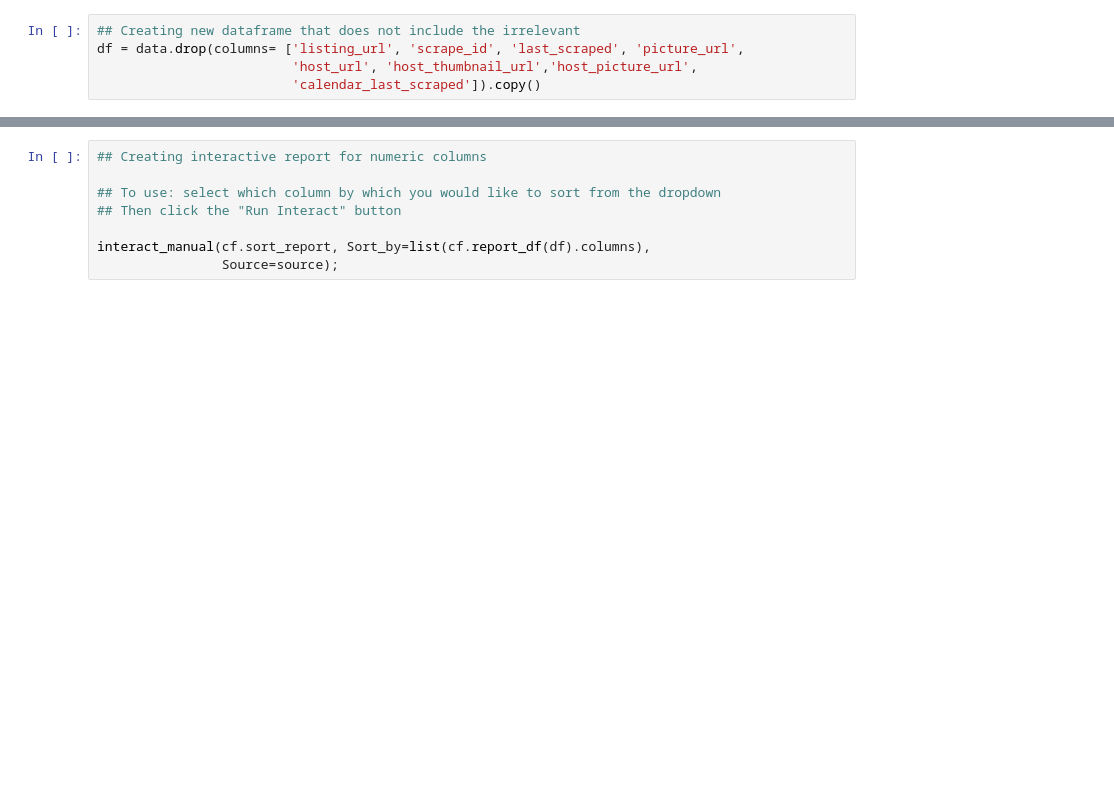
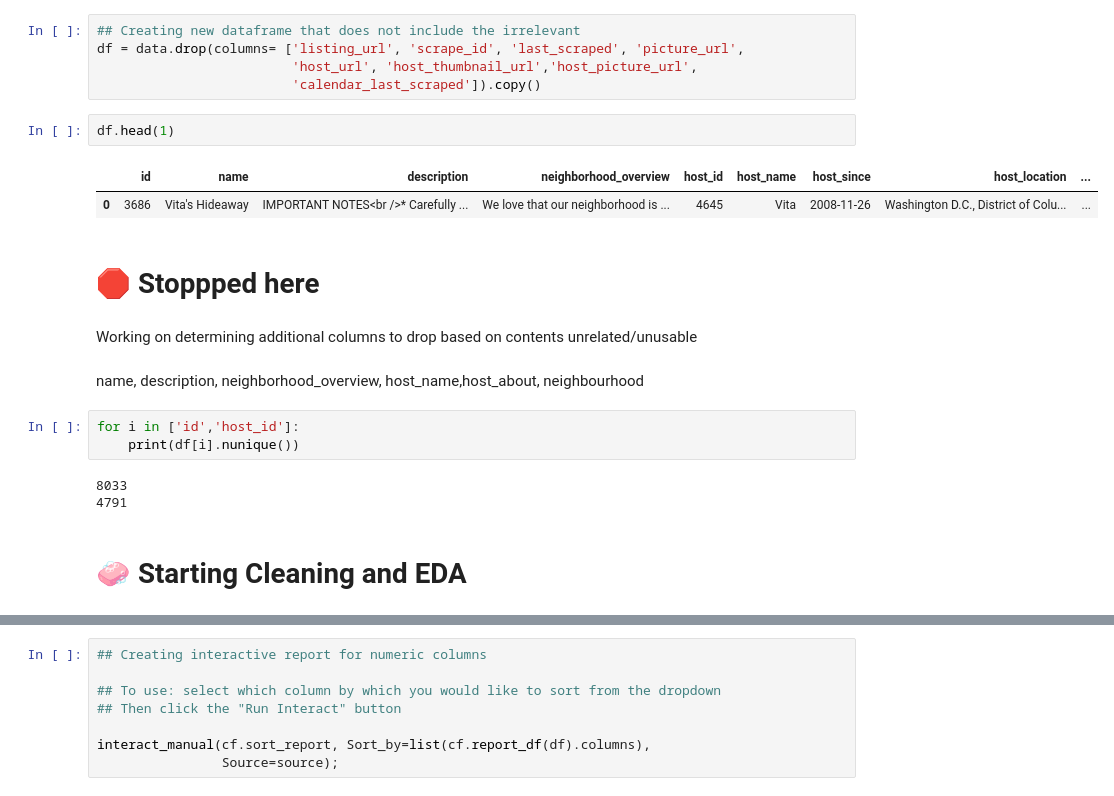
Before and after one commit to BenJMcCarty/Helping_Your_Hosts, a Jupyter notebook: Main.ipynb, the cells around one changed output, grey strips where cells are left out. Cells and saved outputs as stored; diff of their text form; blank space fills up the shorter version.

Commit message:
Listed additional columns to drop

```diff
--- a/Main.ipynb
+++ b/Main.ipynb
@@ -161,3 +161,22 @@ data.shape
 df = data.drop(columns= ['listing_url', 'scrape_id', 'last_scraped', 'picture_url',
                          'host_url', 'host_thumbnail_url','host_picture_url',
                          'calendar_last_scraped']).copy()
+# %%
+df.head(1)
+# %% [output]
+|  | id | name | description | neighborhood_overview | host_id | host_name | host_since | host_location | ... |
+| 0 | 3686 | Vita's Hideaway | IMPORTANT NOTES<br />* Carefully ... | We love that our neighborhood is ... | 4645 | Vita | 2008-11-26 | Washington D.C., District of Colu... | ... |
+# %% [markdown]
+# 🛑 **Stoppped here**
+# %% [markdown]
+Working on determining additional columns to drop based on contents unrelated/unusable
+# %% [markdown]
+name, description, neighborhood_overview, host_name,host_about, neighbourhood
+# %%
+for i in ['id','host_id']:
+    print(df[i].nunique())
+# %% [output]
+8033
+4791
+# %% [markdown]
+# 🧼 **Starting Cleaning and EDA**
```
Also changed, not shown: parts of 25 cells of this notebook.
